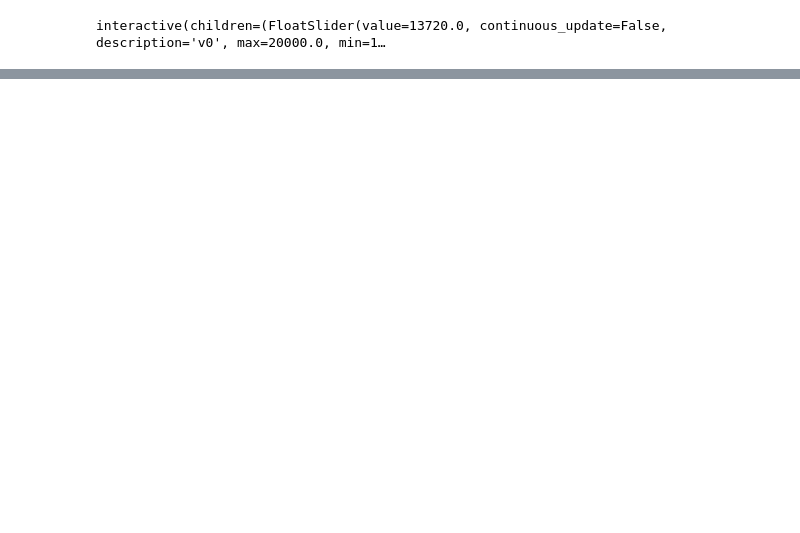
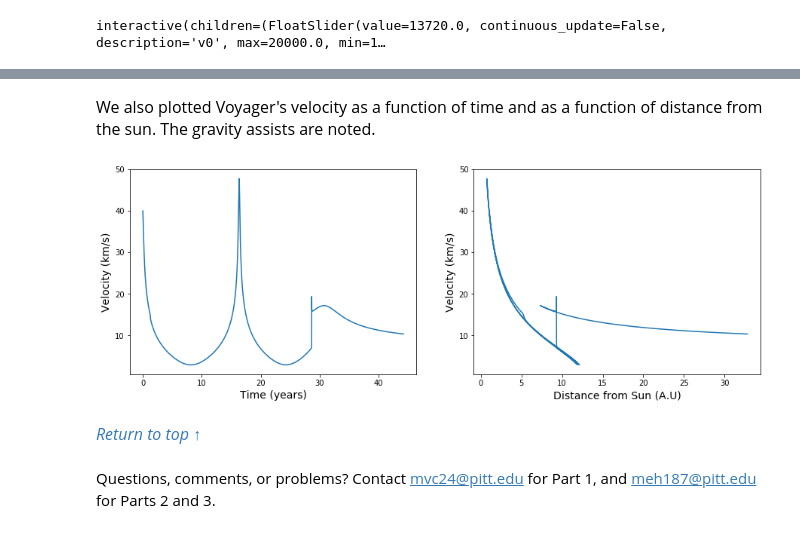
Before and after one commit to meh187/comp-methods-slingshot, a Jupyter notebook: Final Project Code.ipynb, the cells around one changed output, grey strips where cells are left out. Cells and saved outputs as stored; diff of their text form; code cells hidden in the pictures; blank space fills up the shorter version.

Commit message:
Added Parts 2, 3, updated formatting

```diff
--- a/Final Project Code.ipynb
+++ b/Final Project Code.ipynb
@@ -439,0 +976,20 @@ interactive(children=(FloatSlider(value=13720.0, continuous_update=False, descri
+# %% [markdown]
+<a id = "vel"></a><font size = 3>We also plotted Voyager's velocity as a function of time and as a function of distance from the sun. The gravity assists are noted.</font>
+# %%
+plt.figure(figsize = (15, 5))
+
+plt.subplot(1, 2, 1)
+plt.plot(t_values / 86400 / 365, np.sqrt(np.asarray(vpx1)**2 + np.asarray(vpy1)**2)/1000)
+plt.ylabel("Velocity (km/s)", fontsize = 14); plt.xlabel("Time (years)", fontsize = 14)
+
+plt.subplot(1, 2, 2)
+plt.plot(np.sqrt(np.asarray(pro_x1)**2 + np.asarray(pro_y1)**2)*6.68459e-12, np.sqrt(np.asarray(vpx1)**2 + np.asarray(vpy1)**2)/1000)
+plt.ylabel("Velocity (km/s)", fontsize = 14); plt.xlabel("Distance from Sun (A.U)", fontsize = 14)
+
+plt.show()
+# %% [output]
+[figure, added]
+# %% [markdown]
+<font size = '3'>*<a href = '#top' style="text-decoration:none"> Return to top ↑ </a>*</font>
+# %% [markdown]
+<font size = 3.5>Questions, comments, or problems? Contact mvc24@pitt.edu for Part 1, and meh187@pitt.edu for Parts 2 and 3.</font>
```
Also changed, not shown: parts of 33 cells of this notebook.
